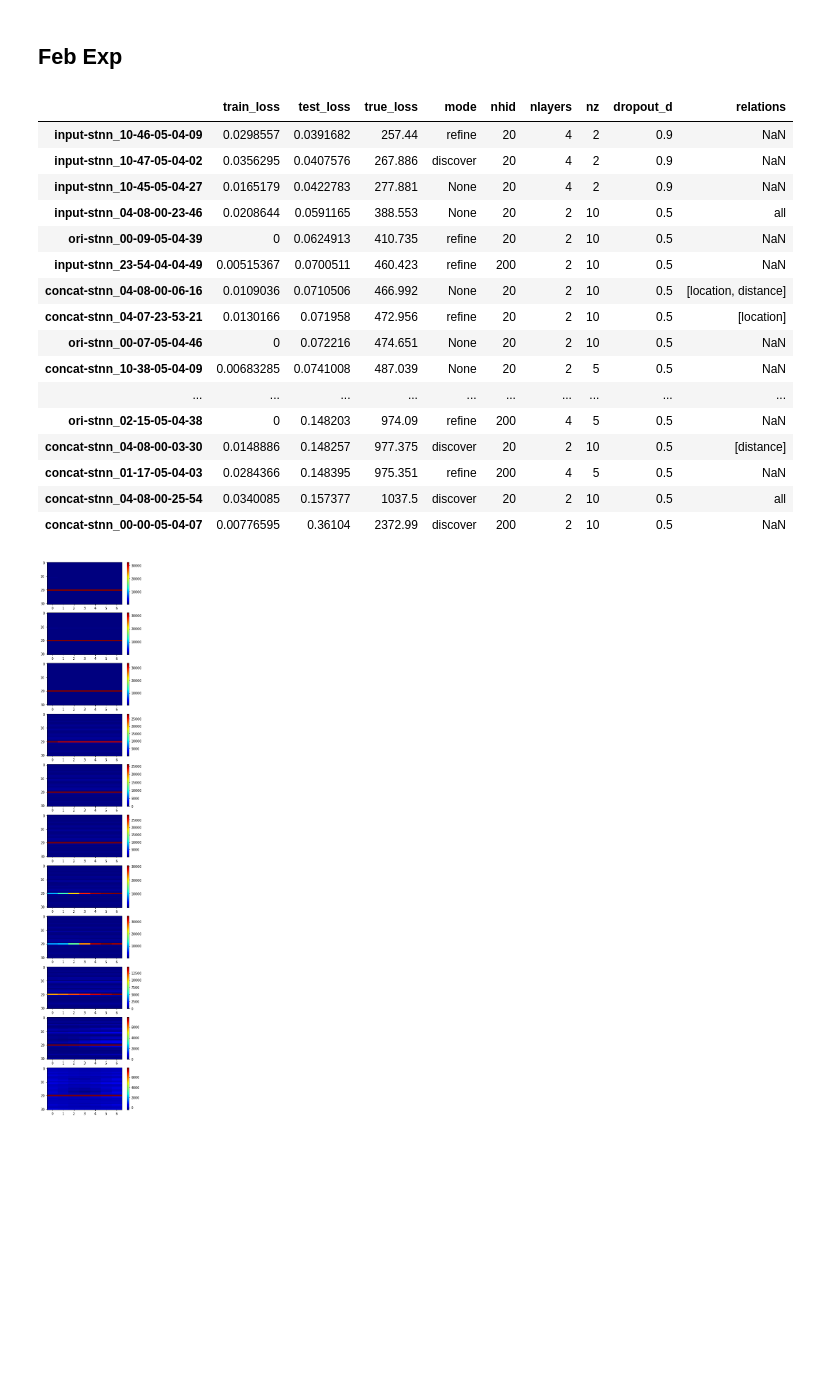
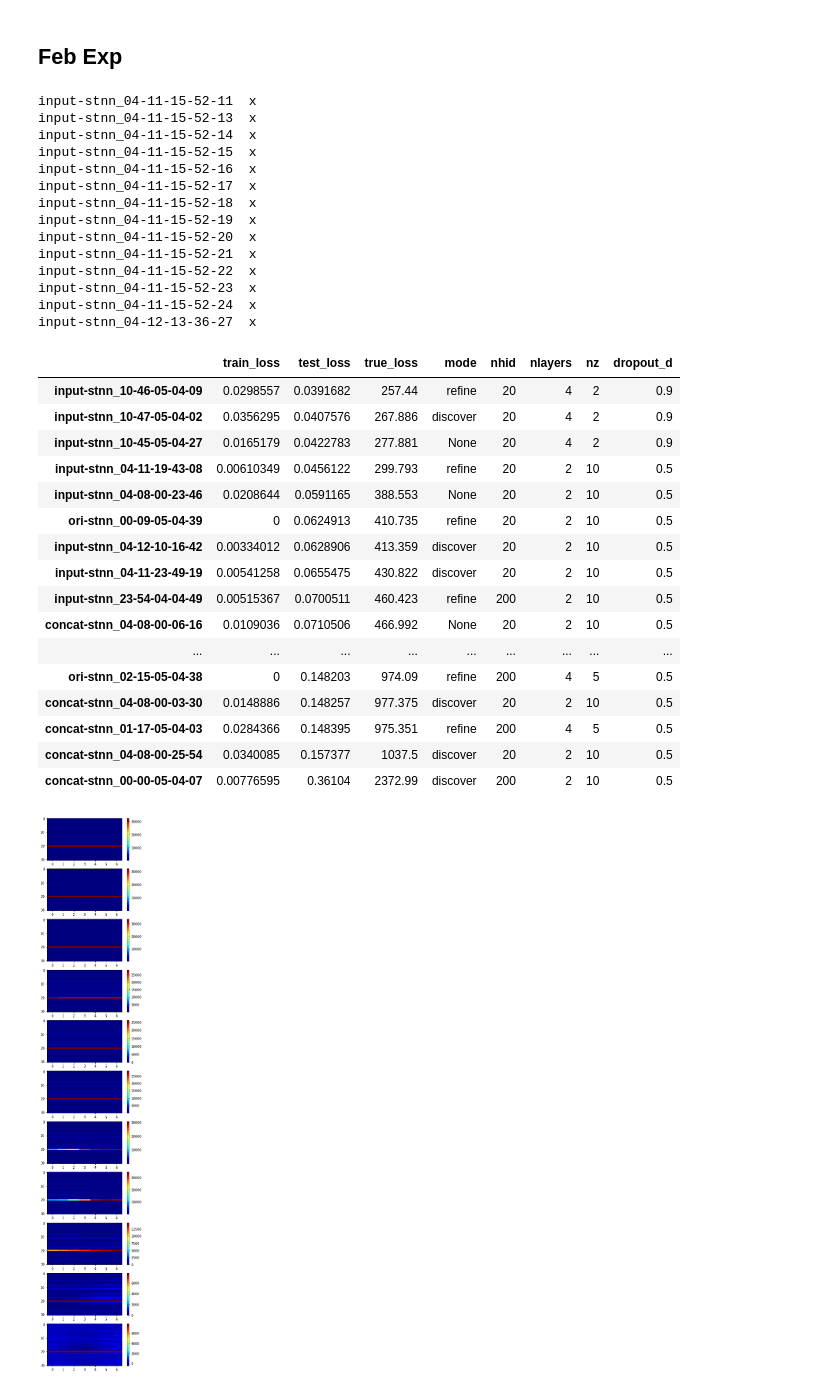
Before and after one commit to wtding1998/RNN_nCov, a Jupyter notebook: disease_analysis.ipynb, the cells around one changed output. Drawn from its saved outputs; the diff is of its cells as text; code cells hidden in the pictures; blank space fills up the shorter version.

```diff
--- a/disease_analysis.ipynb
+++ b/disease_analysis.ipynb
@@ -124,28 +124,42 @@ jar_df.loc[jar_lis].to_excel('jan.xls')
 # %%
 feb_folder = os.path.abspath(os.path.join(os.getcwd(), '..', 'output', 'feb'))
 feb_result = result.Printer(feb_folder)
 pd.options.display.max_rows = None
 # a = feb_result.get_df(col=['train_loss', 'test_loss', 'mode']).sort_values('test_loss', ascending=True)
-feb_df = feb_result.get_df(col=['train_loss', 'test_loss', 'true_loss', 'mode', 'nhid', 'nlayers', 'nz', 'dropout_d', 'relations']).sort_values('test_loss', ascending=True)
+feb_df = feb_result.get_df(col=['train_loss', 'test_loss', 'true_loss', 'mode', 'nhid', 'nlayers', 'nz', 'dropout_d']).sort_values('test_loss', ascending=True)
 feb_df
 # %% [output]
+input-stnn_04-11-15-52-11  x
+input-stnn_04-11-15-52-13  x
+input-stnn_04-11-15-52-14  x
+input-stnn_04-11-15-52-15  x
+input-stnn_04-11-15-52-16  x
+input-stnn_04-11-15-52-17  x
+input-stnn_04-11-15-52-18  x
+input-stnn_04-11-15-52-19  x
+input-stnn_04-11-15-52-20  x
+input-stnn_04-11-15-52-21  x
+input-stnn_04-11-15-52-22  x
+input-stnn_04-11-15-52-23  x
+input-stnn_04-11-15-52-24  x
+input-stnn_04-12-13-36-27  x
-|  | train_loss | test_loss | true_loss | mode | nhid | nlayers | nz | dropout_d | relations |
-| input-stnn_10-46-05-04-09 | 0.0298557 | 0.0391682 | 257.44 | refine | 20 | 4 | 2 | 0.9 | NaN |
-| input-stnn_10-47-05-04-02 | 0.0356295 | 0.0407576 | 267.886 | discover | 20 | 4 | 2 | 0.9 | NaN |
-| input-stnn_10-45-05-04-27 | 0.0165179 | 0.0422783 | 277.881 | None | 20 | 4 | 2 | 0.9 | NaN |
-| input-stnn_04-08-00-23-46 | 0.0208644 | 0.0591165 | 388.553 | None | 20 | 2 | 10 | 0.5 | all |
-| ori-stnn_00-09-05-04-39 | 0 | 0.0624913 | 410.735 | refine | 20 | 2 | 10 | 0.5 | NaN |
-| input-stnn_23-54-04-04-49 | 0.00515367 | 0.0700511 | 460.423 | refine | 200 | 2 | 10 | 0.5 | NaN |
-| concat-stnn_04-08-00-06-16 | 0.0109036 | 0.0710506 | 466.992 | None | 20 | 2 | 10 | 0.5 | [location, distance] |
-| concat-stnn_04-07-23-53-21 | 0.0130166 | 0.071958 | 472.956 | refine | 20 | 2 | 10 | 0.5 | [location] |
-| ori-stnn_00-07-05-04-46 | 0 | 0.072216 | 474.651 | None | 20 | 2 | 10 | 0.5 | NaN |
-| concat-stnn_10-38-05-04-09 | 0.00683285 | 0.0741008 | 487.039 | None | 20 | 2 | 5 | 0.5 | NaN |
-| ... | ... | ... | ... | ... | ... | ... | ... | ... | ... |
-| ori-stnn_02-15-05-04-38 | 0 | 0.148203 | 974.09 | refine | 200 | 4 | 5 | 0.5 | NaN |
-| concat-stnn_04-08-00-03-30 | 0.0148886 | 0.148257 | 977.375 | discover | 20 | 2 | 10 | 0.5 | [distance] |
-| concat-stnn_01-17-05-04-03 | 0.0284366 | 0.148395 | 975.351 | refine | 200 | 4 | 5 | 0.5 | NaN |
-| concat-stnn_04-08-00-25-54 | 0.0340085 | 0.157377 | 1037.5 | discover | 20 | 2 | 10 | 0.5 | all |
-| concat-stnn_00-00-05-04-07 | 0.00776595 | 0.36104 | 2372.99 | discover | 200 | 2 | 10 | 0.5 | NaN |
+|  | train_loss | test_loss | true_loss | mode | nhid | nlayers | nz | dropout_d |
+| input-stnn_10-46-05-04-09 | 0.0298557 | 0.0391682 | 257.44 | refine | 20 | 4 | 2 | 0.9 |
+| input-stnn_10-47-05-04-02 | 0.0356295 | 0.0407576 | 267.886 | discover | 20 | 4 | 2 | 0.9 |
+| input-stnn_10-45-05-04-27 | 0.0165179 | 0.0422783 | 277.881 | None | 20 | 4 | 2 | 0.9 |
+| input-stnn_04-11-19-43-08 | 0.00610349 | 0.0456122 | 299.793 | refine | 20 | 2 | 10 | 0.5 |
+| input-stnn_04-08-00-23-46 | 0.0208644 | 0.0591165 | 388.553 | None | 20 | 2 | 10 | 0.5 |
+| ori-stnn_00-09-05-04-39 | 0 | 0.0624913 | 410.735 | refine | 20 | 2 | 10 | 0.5 |
+| input-stnn_04-12-10-16-42 | 0.00334012 | 0.0628906 | 413.359 | discover | 20 | 2 | 10 | 0.5 |
+| input-stnn_04-11-23-49-19 | 0.00541258 | 0.0655475 | 430.822 | discover | 20 | 2 | 10 | 0.5 |
+| input-stnn_23-54-04-04-49 | 0.00515367 | 0.0700511 | 460.423 | refine | 200 | 2 | 10 | 0.5 |
+| concat-stnn_04-08-00-06-16 | 0.0109036 | 0.0710506 | 466.992 | None | 20 | 2 | 10 | 0.5 |
+| ... | ... | ... | ... | ... | ... | ... | ... | ... |
+| ori-stnn_02-15-05-04-38 | 0 | 0.148203 | 974.09 | refine | 200 | 4 | 5 | 0.5 |
+| concat-stnn_04-08-00-03-30 | 0.0148886 | 0.148257 | 977.375 | discover | 20 | 2 | 10 | 0.5 |
+| concat-stnn_01-17-05-04-03 | 0.0284366 | 0.148395 | 975.351 | refine | 200 | 4 | 5 | 0.5 |
+| concat-stnn_04-08-00-25-54 | 0.0340085 | 0.157377 | 1037.5 | discover | 20 | 2 | 10 | 0.5 |
+| concat-stnn_00-00-05-04-07 | 0.00776595 | 0.36104 | 2372.99 | discover | 200 | 2 | 10 | 0.5 |
 # %%
 feb_exp = {}
 feb_exp['STNN'] = 'ori-stnn_00-07-05-04-46'
```
Also changed, not shown: parts of 2 cells of this notebook, 2 other files.
